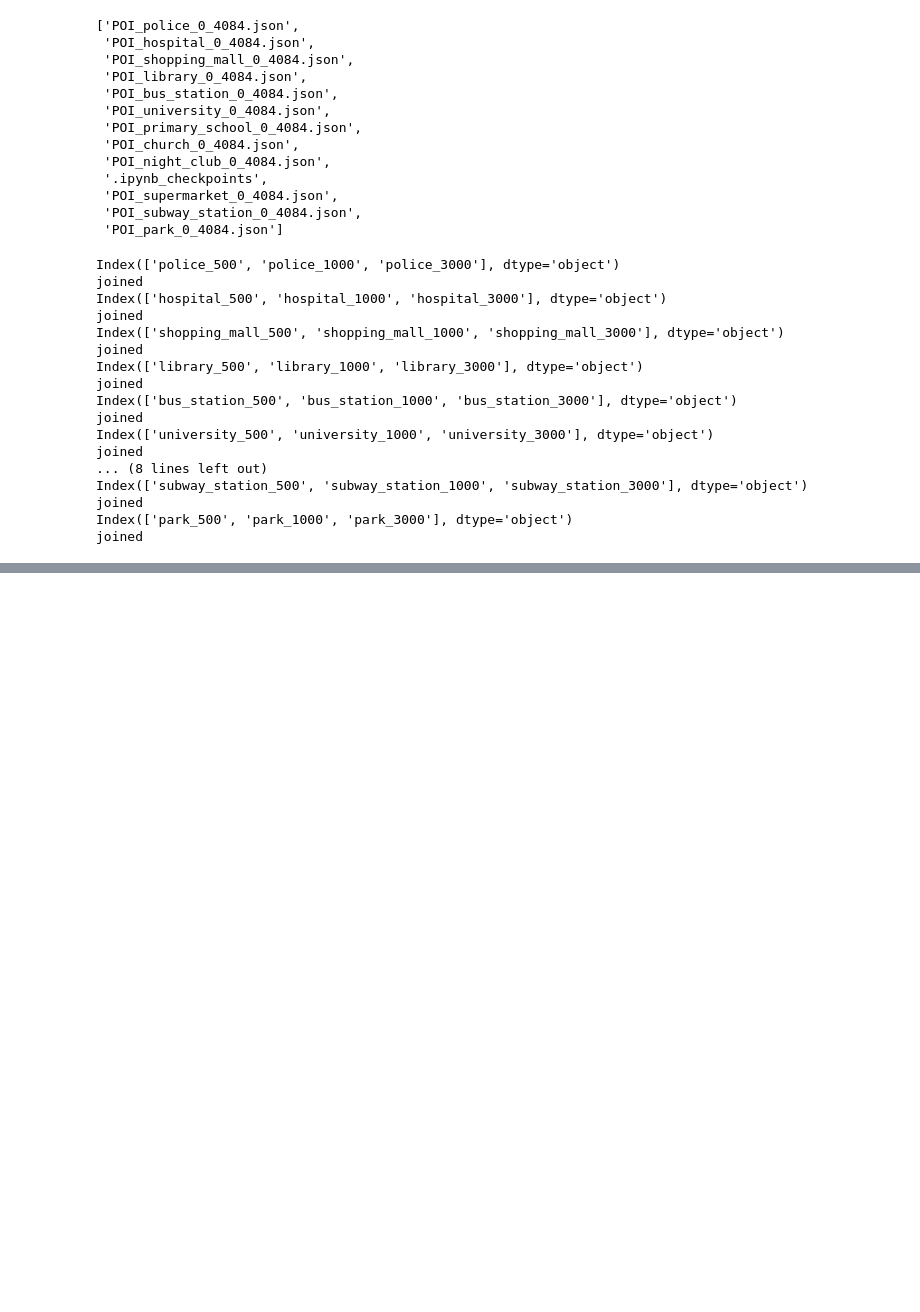
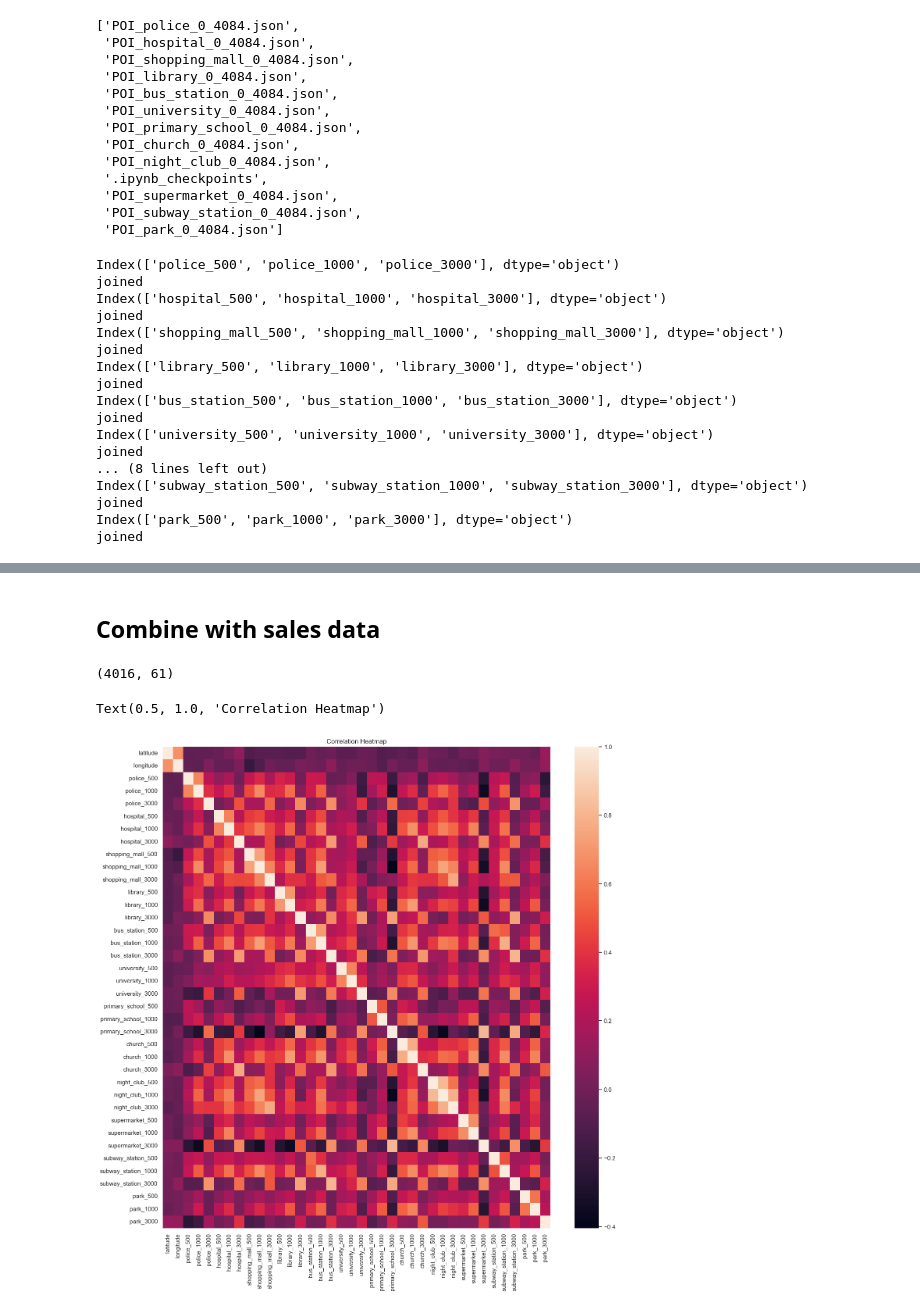
Before and after one commit to Eric-Miao/2022Fall-CIVENG263N-FinalProj, a Jupyter notebook: Google_API_test.ipynb, the cells around one changed output, grey strips where cells are left out. Saved outputs shown, nothing was run; the diff lists cells and outputs as text; code cells hidden in the pictures; blank space fills up the shorter version.

```diff
--- a/Google_API_test.ipynb
+++ b/Google_API_test.ipynb
@@ -359,0 +347,5 @@ dfGeoInfo.to_csv('geoinfo_0_4048.csv')
+# %%
+dfGeoInfo = pd.read_csv('geoinfo_0_4048.csv',index_col=0)
+dfGeoInfo.index.rename('address',inplace=True)
+# %% [markdown]
+## Combine with sales data
@@ -359,0 +372,14 @@ dfGeoInfo.to_csv('geoinfo_0_4048.csv')
+# %%
+dfRaw.shape
+# %% [output]
+(4016, 61)
+# %%
+dfCorr = dfGeoInfo.corr()
+sns.set(rc={'figure.figsize':(16,16)})
+sns.heatmap(dfCorr,
+        xticklabels=dfCorr.columns,
+        yticklabels=dfCorr.columns)
+plt.title('Correlation Heatmap')
+# %% [output]
+Text(0.5, 1.0, 'Correlation Heatmap')
+[figure, added]
```
Also changed, not shown: parts of 11 cells of this notebook.
